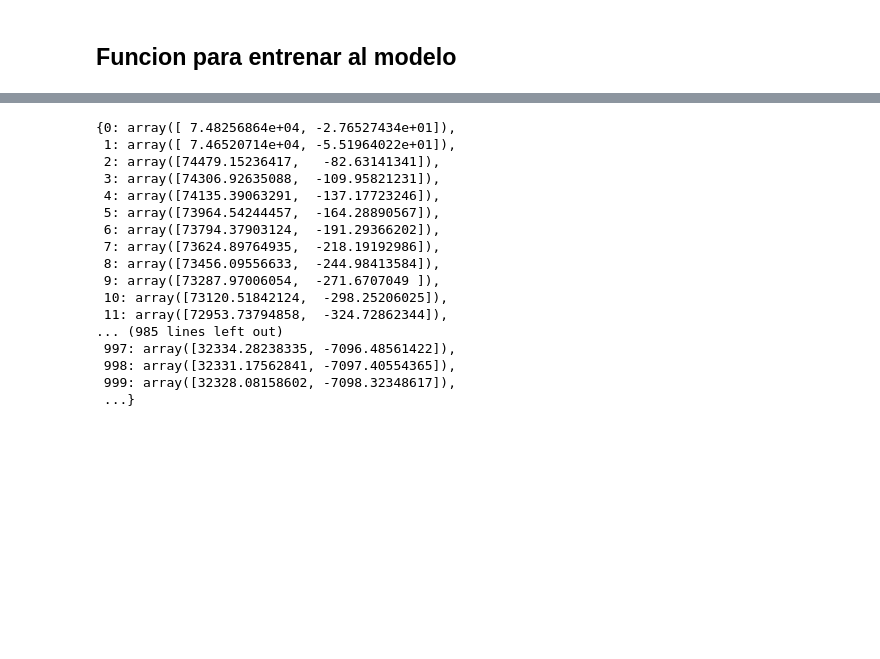
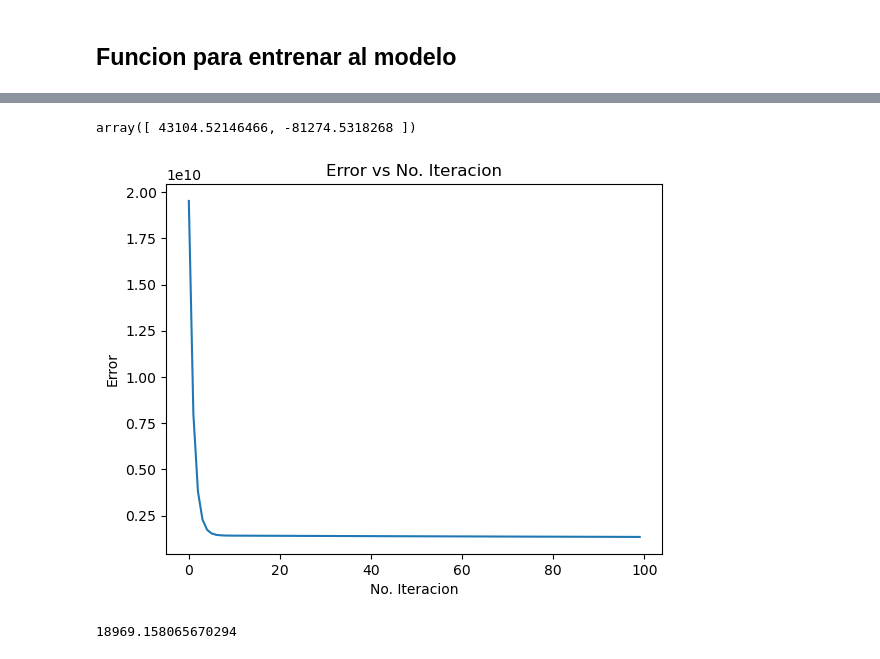
Before and after one commit to JPRodasM/Proyecto_1_CDP_23007125, a Jupyter notebook: Proyecto1.ipynb, the cells around one changed output, grey strips where cells are left out. Saved outputs shown, nothing was run; the diff lists cells and outputs as text; code cells hidden in the pictures; blank space fills up the shorter version.

```diff
--- a/Proyecto1.ipynb
+++ b/Proyecto1.ipynb
@@ -285,8 +286,8 @@ def training_LM(x_dep,y_ind,epoch,imprimir_error_cada,alpha):
 
     x_hat=[x_dep,np.ones(np.size(x_dep))]
 
-    beta_0=0
-    beta_1=75000
+    beta_0=0.01 #0
+    beta_1=0.02 #75000
     beta=np.array([beta_1,beta_0])
     beta_dic={}
 
@@ -297,16 +298,17 @@ def training_LM(x_dep,y_ind,epoch,imprimir_error_cada,alpha):
 
     for i in range(0,epoch):
         y_diff=y_ind-y_hat
-        #y_diffsq=y_diff**2
+        y_diffsq=y_diff**2
 
-        #error=(1/(2*np.size(y_hat)))*np.dot(y_diffsq,np.ones(np.size(y_diffsq)))
-        #e.append(error)
+        error=(1/(2*np.size(y_hat)))*np.dot(y_diffsq,np.ones(np.size(y_diffsq)))
+        e.append(error)
 
-        if (print_flag<imprimir_error_cada):
-            print_flag+=1
-        else:
-            #print(error)
-            print_flag=1
+        if imprimir_error_cada!=0:
+            if (print_flag<imprimir_error_cada):
+                print_flag+=1
+            else:
+                print(error)
+                print_flag=1
 
         de_db1=(1/(np.size(y_hat)))*np.dot(((y_hat-y_ind)*x_dep),np.ones(np.size(y_diff)))
         de_db0=(1/(np.size(y_hat)))*np.dot((y_hat-y_ind),np.ones(np.size(y_diff)))
@@ -320,4 +322,4 @@ def training_LM(x_dep,y_ind,epoch,imprimir_error_cada,alpha):
 
     return e, beta_dic
 # %%
-error_list, betas = training_LM(data[:,2],data[:,0],10000,1000,0.0001)
+error_list, betas = training_LM(data[:,1],data[:,0],1000,100,0.04)
@@ -323,0 +337,16 @@ error_list, betas = training_LM(data[:,2],data[:,0],10000,1000,0.0001)
+# %%
+betas[len(betas)-1]
+# %% [output]
+array([ 43104.52146466, -81274.5318268 ])
+# %%
+def ShowErrorPlot(error):
+    plt.plot(error)
+    plt.title('Error vs No. Iteracion')
+    plt.yscale('linear')
+    plt.xlabel('No. Iteracion')
+    plt.ylabel('Error')
+    plt.show()
+# %%
+ShowErrorPlot(error_list)
+# %% [output]
+[figure, added]
@@ -324,20 +356,4 @@ error_list, betas = training_LM(data[:,2],data[:,0],10000,1000,0.0001)
 # %%
-betas
+betas[1][0]
 # %% [output]
-{0: array([ 7.48256864e+04, -2.76527434e+01]),
- 1: array([ 7.46520714e+04, -5.51964022e+01]),
- 2: array([74479.15236417,   -82.63141341]),
- 3: array([74306.92635088,  -109.95821231]),
- 4: array([74135.39063291,  -137.17723246]),
- 5: array([73964.54244457,  -164.28890567]),
- 6: array([73794.37903124,  -191.29366202]),
- 7: array([73624.89764935,  -218.19192986]),
- 8: array([73456.09556633,  -244.98413584]),
- 9: array([73287.97006054,  -271.6707049 ]),
- 10: array([73120.51842124,  -298.25206025]),
- 11: array([72953.73794858,  -324.72862344]),
-... (985 lines left out)
- 997: array([32334.28238335, -7096.48561422]),
- 998: array([32331.17562841, -7097.40554365]),
- 999: array([32328.08158602, -7098.32348617]),
- ...}
+18969.158065670294
```
Also changed, not shown: parts of 14 cells of this notebook.
